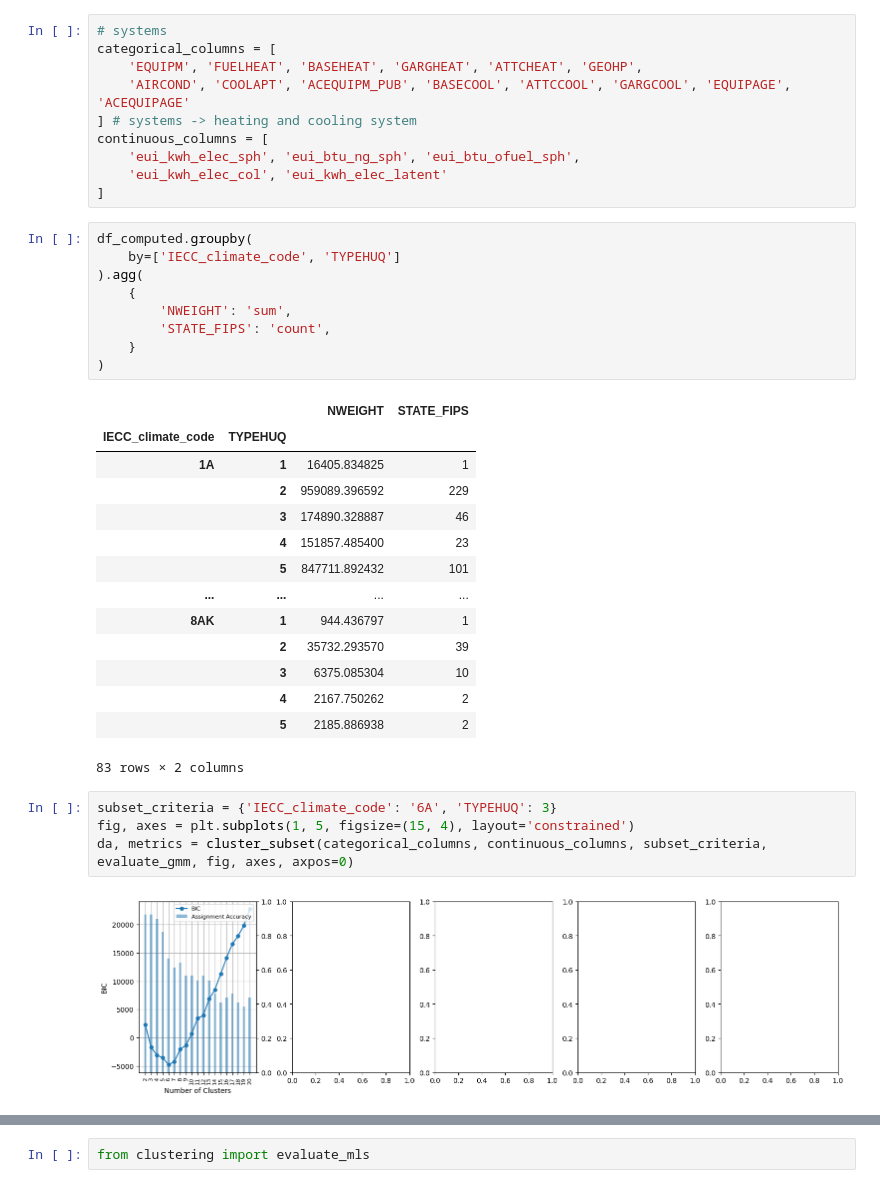
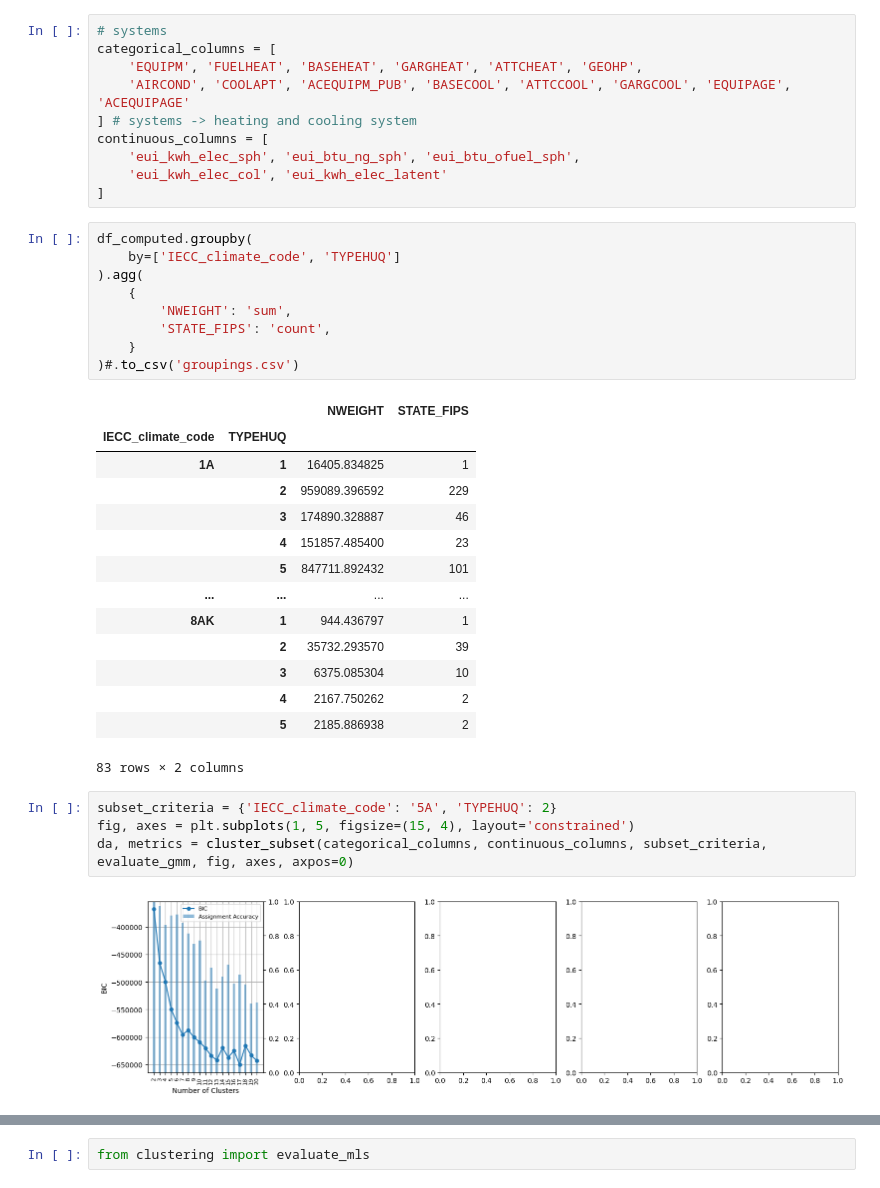
Before and after one commit to Chengxuan-Li/USBuildingArchetypes, a Jupyter notebook: workflow/clustering/250517_fixing.ipynb, the cells around one changed output, grey strips where cells are left out. Drawn from its saved outputs; the diff is of its cells as text.

```diff
--- a/workflow/clustering/250517_fixing.ipynb
+++ b/workflow/clustering/250517_fixing.ipynb
@@ -53,7 +53,7 @@ df_computed.groupby(
         'NWEIGHT': 'sum',
         'STATE_FIPS': 'count',
     }
-)
+)#.to_csv('groupings.csv')
 # %% [output]
 |  |  | NWEIGHT | STATE_FIPS |
 | IECC_climate_code | TYPEHUQ |  |  |
@@ -70,8 +70,8 @@ df_computed.groupby(
 |  | 5 | 2185.886938 | 2 |
 83 rows × 2 columns
 # %%
-subset_criteria = {'IECC_climate_code': '6A', 'TYPEHUQ': 3}
+subset_criteria = {'IECC_climate_code': '5A', 'TYPEHUQ': 2}
 fig, axes = plt.subplots(1, 5, figsize=(15, 4), layout='constrained')
 da, metrics = cluster_subset(categorical_columns, continuous_columns, subset_criteria, evaluate_gmm, fig, axes, axpos=0)
 # %% [output]
-[figure, old version]
+[figure, new version]
```
Also changed, not shown: parts of 6 cells of this notebook, 2 other files.
